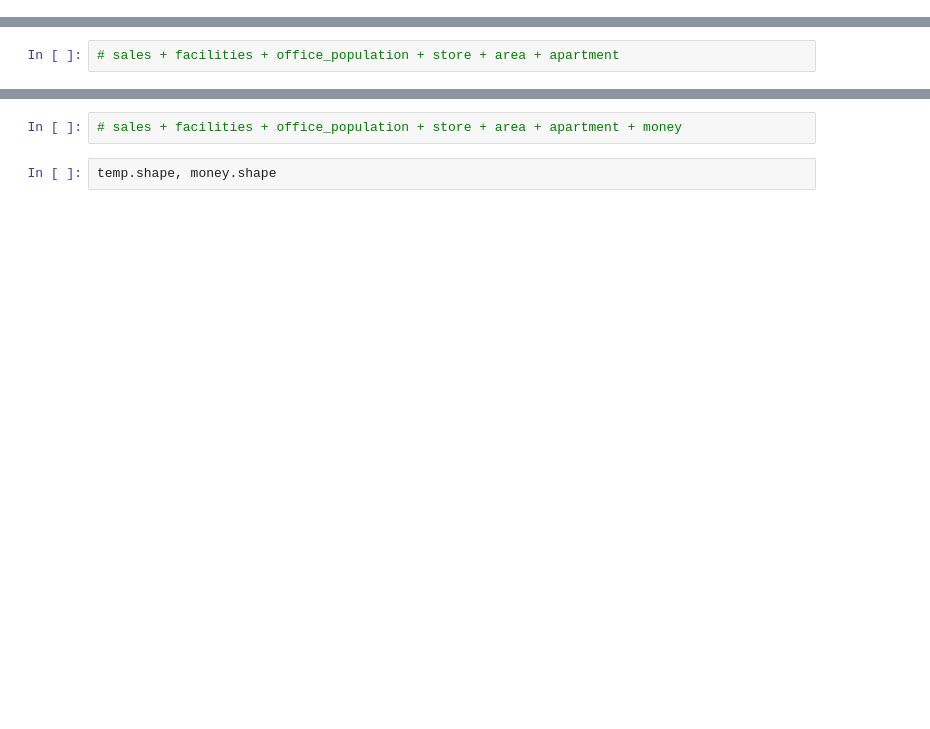
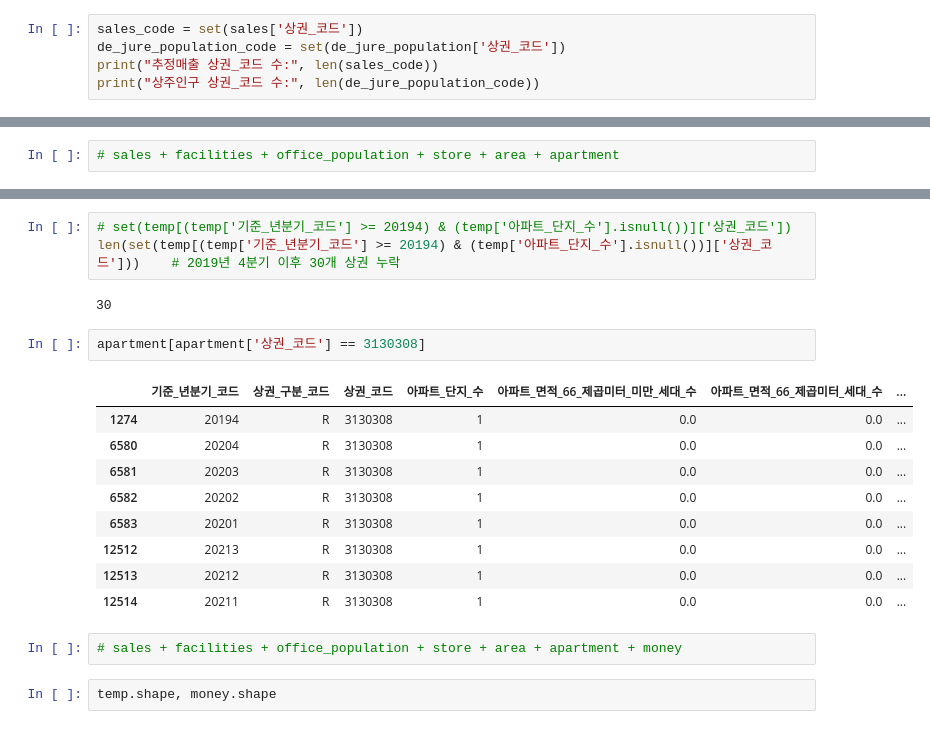
Before and after one commit to KT-AIvle-4th-Big-Project-Team2/SAI, a Jupyter notebook: Modeling/data cleansing_상권.ipynb, the cells around one changed output, grey strips where cells are left out. Saved outputs shown, nothing was run; the diff lists cells and outputs as text; blank space fills up the shorter version.

```diff
--- a/Modeling/data cleansing_상권.ipynb
+++ b/Modeling/data cleansing_상권.ipynb
@@ -735,0 +664,5 @@ len(none_code)
+# %%
+sales_code = set(sales['상권_코드'])
+de_jure_population_code = set(de_jure_population['상권_코드'])
+print("추정매출 상권_코드 수:", len(sales_code))
+print("상주인구 상권_코드 수:", len(de_jure_population_code))
@@ -826,3 +894,20 @@ dtype: int64
+# %%
+# set(temp[(temp['기준_년분기_코드'] >= 20194) & (temp['아파트_단지_수'].isnull())]['상권_코드'])
+len(set(temp[(temp['기준_년분기_코드'] >= 20194) & (temp['아파트_단지_수'].isnull())]['상권_코드']))    # 2019년 4분기 이후 30개 상권 누락
+# %% [output]
+30
+# %%
+apartment[apartment['상권_코드'] == 3130308]
+# %% [output]
+|  | 기준_년분기_코드 | 상권_구분_코드 | 상권_코드 | 아파트_단지_수 | 아파트_면적_66_제곱미터_미만_세대_수 | 아파트_면적_66_제곱미터_세대_수 | ... |
+| 1274 | 20194 | R | 3130308 | 1 | 0.0 | 0.0 | ... |
+| 6580 | 20204 | R | 3130308 | 1 | 0.0 | 0.0 | ... |
+| 6581 | 20203 | R | 3130308 | 1 | 0.0 | 0.0 | ... |
+| 6582 | 20202 | R | 3130308 | 1 | 0.0 | 0.0 | ... |
+| 6583 | 20201 | R | 3130308 | 1 | 0.0 | 0.0 | ... |
+| 12512 | 20213 | R | 3130308 | 1 | 0.0 | 0.0 | ... |
+| 12513 | 20212 | R | 3130308 | 1 | 0.0 | 0.0 | ... |
+| 12514 | 20211 | R | 3130308 | 1 | 0.0 | 0.0 | ... |
 # %%
 # sales + facilities + office_population + store + area + apartment + money
 # %%
```
Also changed, not shown: parts of 141 cells of this notebook.
